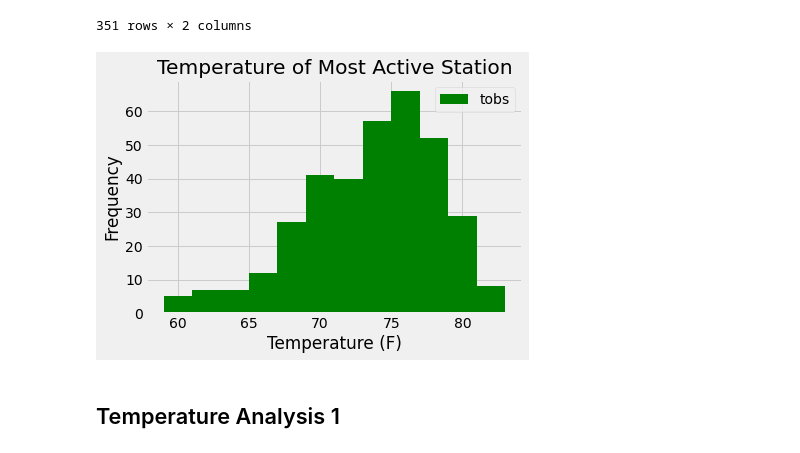
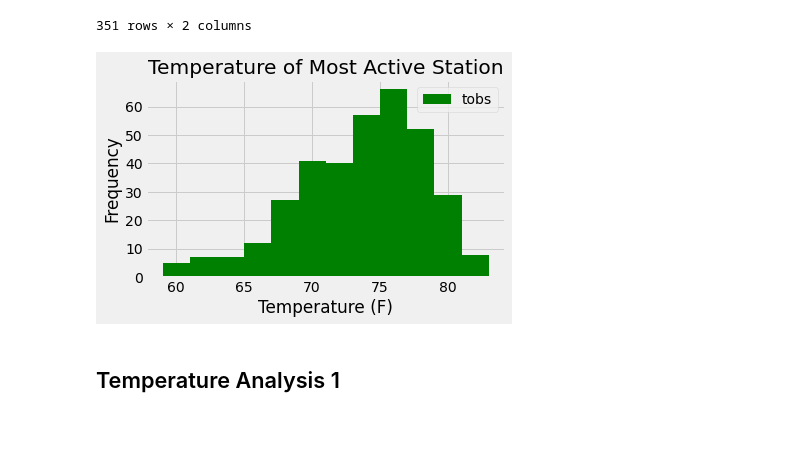
Before and after one commit to cecileung1208/Homework, a Jupyter notebook: Unit 10 - SQL_Alchemy Challenge/climate_starter.ipynb, the cells around one changed output. Saved outputs shown, nothing was run; the diff lists cells and outputs as text; code cells hidden in the pictures.

```diff
--- a/Unit 10 - SQL_Alchemy Challenge/climate_starter.ipynb
+++ b/Unit 10 - SQL_Alchemy Challenge/climate_starter.ipynb
@@ -278,15 +279,16 @@ most_active_yearly_temp_df
 # %%
 # Query the last 12 months of temperature observation data for this station and plot the results as a histogram
 
 plt.hist(most_active_yearly_temp_df['tobs'], bins = 12, color = 'green', density = False, label = "tobs")
 plt.xlabel('Temperature (F)')
 plt.ylabel('Frequency')
 plt.legend()
 plt.title("Temperature of Most Active Station")
+plt.tight_layout()
 plt.savefig("Output Files/Annual Temperature")
 plt.show()
 # %% [output]
-[figure, old version]
+[figure, new version]
 # %% [markdown]
 ## Temperature Analysis 1
 # %%
```
Also changed, not shown: parts of 3 cells of this notebook, 4 other files.
